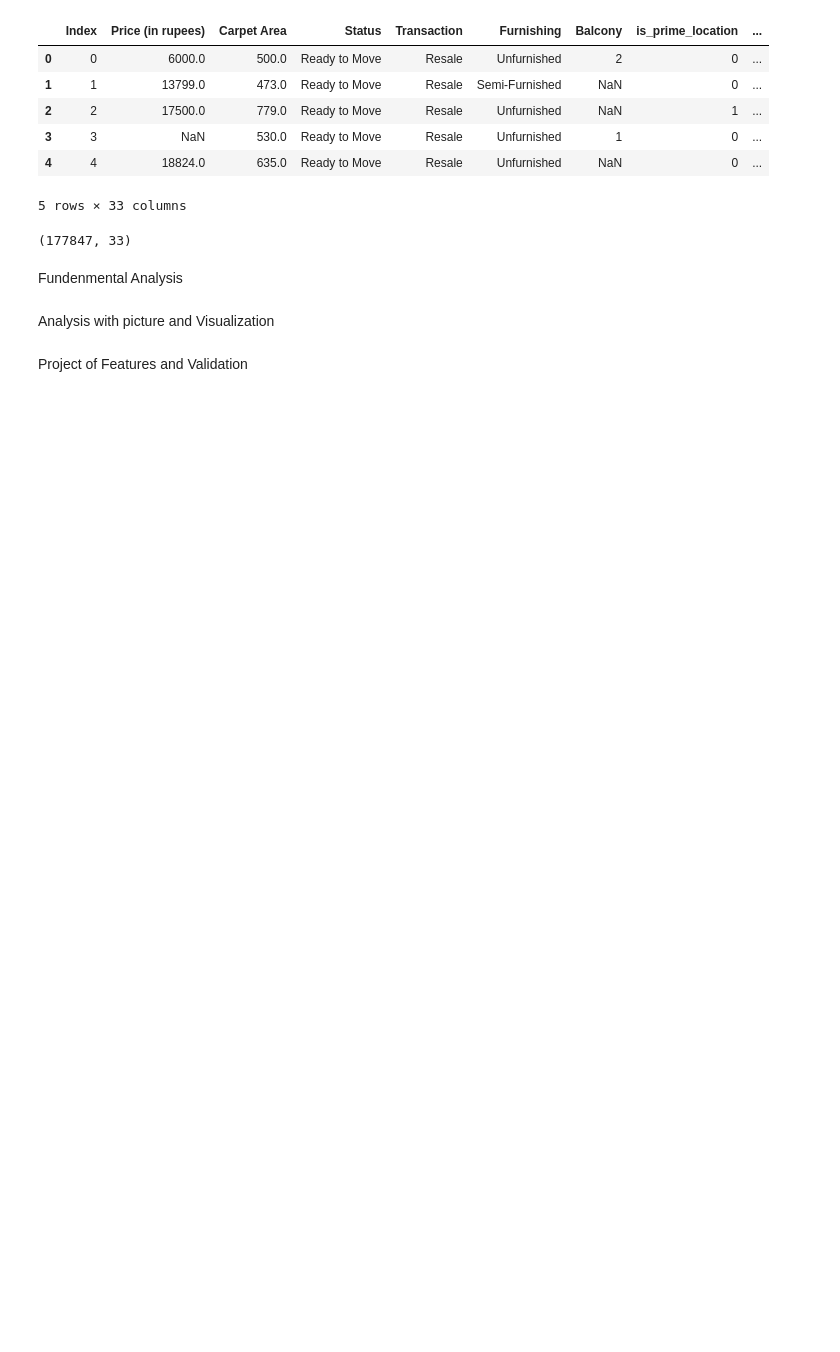
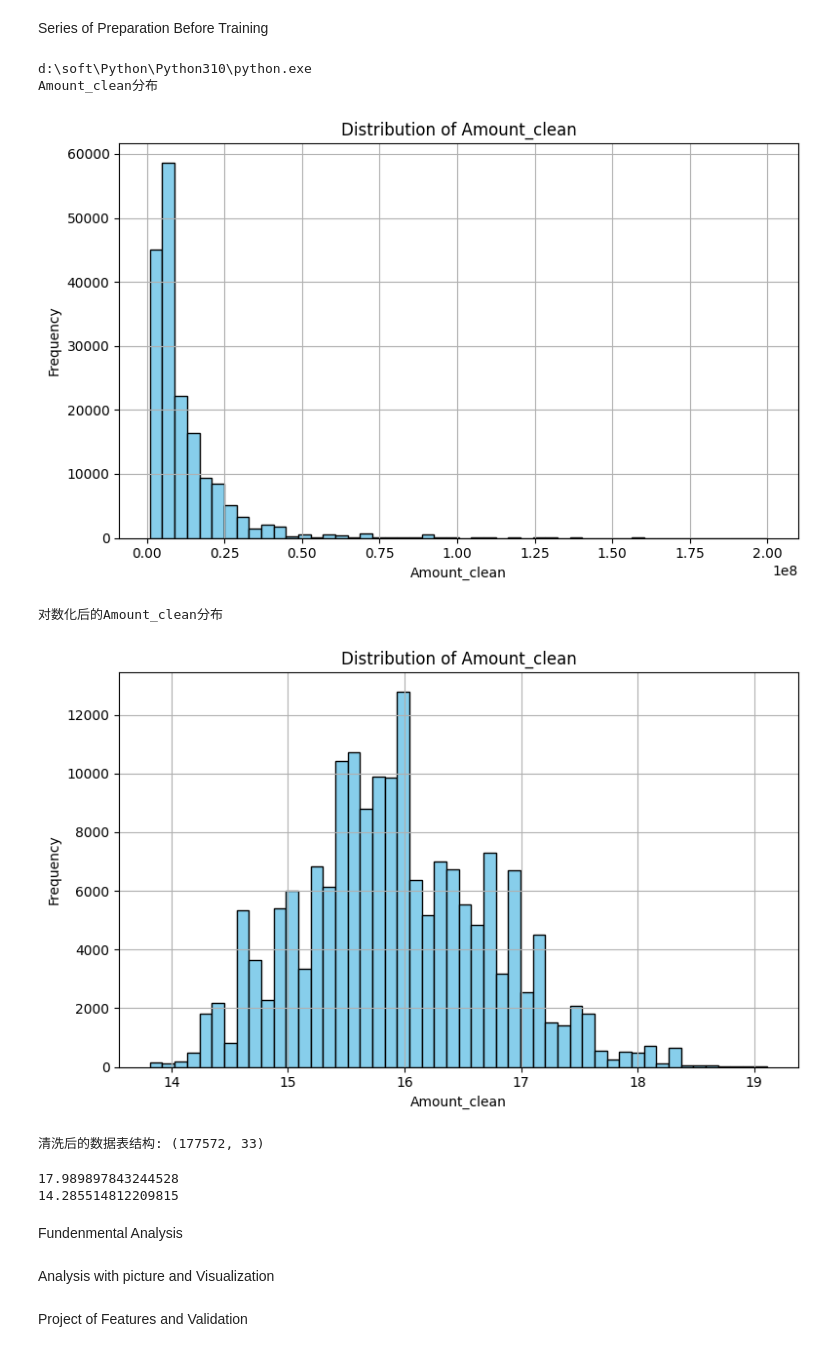
Before and after one commit to St-alpha-hunter/House_price_platform, a Jupyter notebook: notebooks/practice.ipynb, the cells around one changed output. Drawn from its saved outputs; the diff is of its cells as text; code cells hidden in the pictures; blank space fills up the shorter version.

```diff
--- a/notebooks/practice.ipynb
+++ b/notebooks/practice.ipynb
@@ -32,19 +41,19 @@ from model.evaluate import evaluate_model
+# %% [markdown]
+Series of Preparation Before Training
 # %%
-# 读取数据
-df_cleaned = pd.read_csv(get_data_path("processed_data/house_prices_cleaned.csv"))
+##检查操作路径
+import sys
+print(sys.executable)
+# 直接读取数据
+#df_cleaned = pd.read_csv(get_data_path("processed_data/house_prices_cleaned.csv"))
 # 清洗数据
-#df_cleaned = pipeline_house_data(df, keywords=KEYWORDS)
+df = pd.read_csv(get_data_path("house_prices.csv"))
+df_cleaned = pipeline_house_data(df, keywords=KEYWORDS)
+print("清洗后的数据表结构:", df_cleaned.shape)
+# %% [output]
+d:\soft\Python\Python310\python.exe
+Amount_clean分布
+[figure, added]
+对数化后的Amount_clean分布
+[figure, added]
+清洗后的数据表结构: (177572, 33)
-# %%
-df_cleaned.head()
-# %% [output]
-|  | Index | Price (in rupees) | Carpet Area | Status | Transaction | Furnishing | Balcony | is_prime_location | ... |
-| 0 | 0 | 6000.0 | 500.0 | Ready to Move | Resale | Unfurnished | 2 | 0 | ... |
-| 1 | 1 | 13799.0 | 473.0 | Ready to Move | Resale | Semi-Furnished | NaN | 0 | ... |
-| 2 | 2 | 17500.0 | 779.0 | Ready to Move | Resale | Unfurnished | NaN | 1 | ... |
-| 3 | 3 | NaN | 530.0 | Ready to Move | Resale | Unfurnished | 1 | 0 | ... |
-| 4 | 4 | 18824.0 | 635.0 | Ready to Move | Resale | Unfurnished | NaN | 0 | ... |
-5 rows × 33 columns
-# %%
-print(df_cleaned.shape)
-# %% [output]
-(177847, 33)
@@ -51,3 +66,12 @@ print(df_cleaned.shape)
+# %%
+q99 = df_cleaned['Amount_clean'].quantile(0.99)
+q1 = df_cleaned['Amount_clean'].quantile(0.01)
+print(df_cleaned['Amount_clean'].describe())
+print(q99)
+print(q1)
+# %% [output]
+17.989897843244528
+14.285514812209815
 # %% [markdown]
 Fundenmental Analysis
 # %% [markdown]
```
Also changed, not shown: parts of 17 cells of this notebook, 16 other files.
